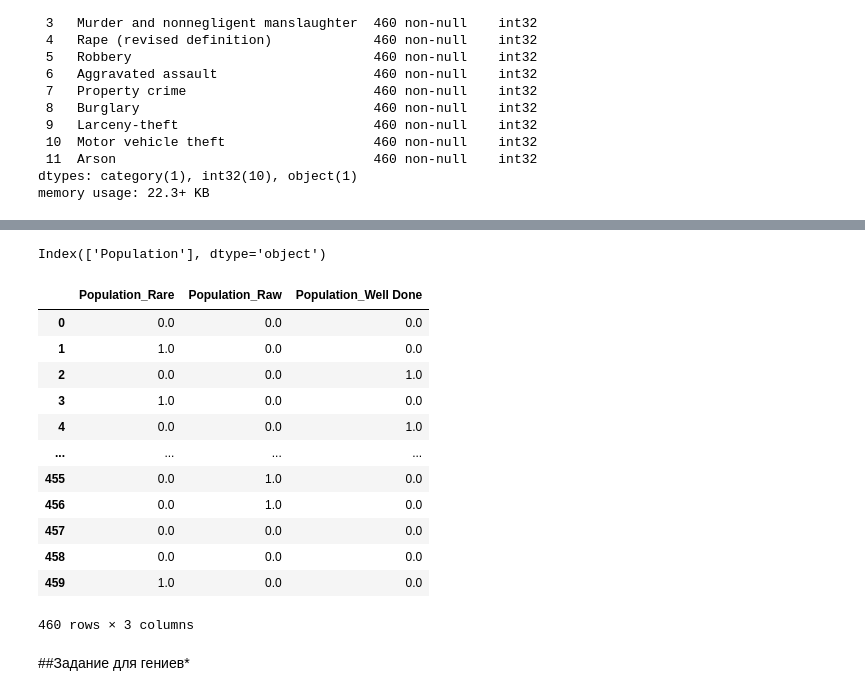
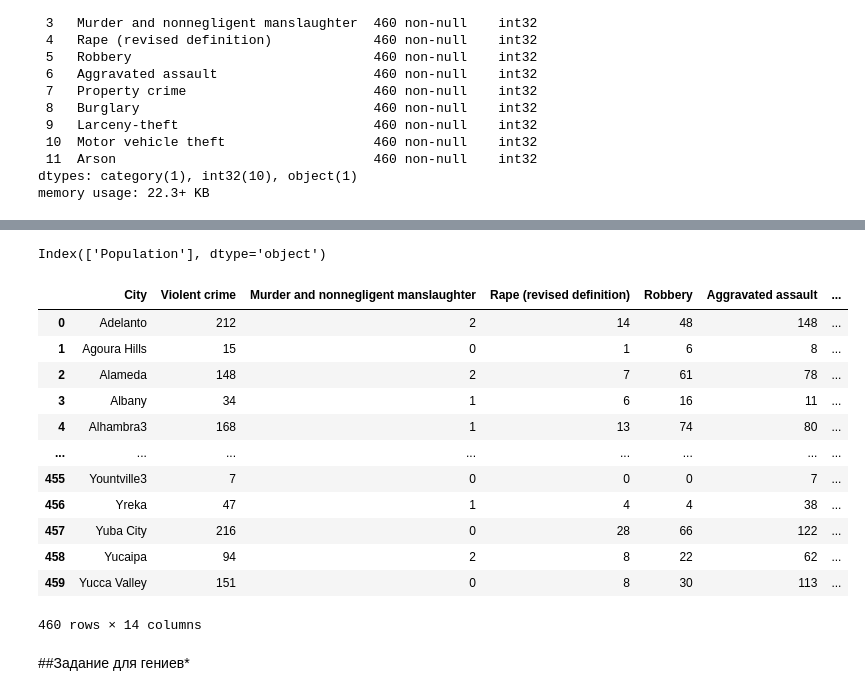
Before and after one commit to CaLink/ML_Learn, a Jupyter notebook: Task3.ipynb, the cells around one changed output, grey strips where cells are left out. Drawn from its saved outputs; the diff is of its cells as text; code cells hidden in the pictures.

```diff
--- a/Task3.ipynb
+++ b/Task3.ipynb
@@ -568,35 +582,35 @@ memory usage: 22.3+ KB
 # %%
 # Create an instance of OneHotEncoder
 #encoded_df = pd.get_dummies(mod_df, columns=['Population'], drop_first=True)
-
-encoder = OneHotEncoder(sparse=False)
-encoded_features = encoder.fit_transform(mod_df['Population'].to_numpy().reshape(-1,1))
 
 cat_features = mod_df.select_dtypes(include=['category']).columns
 display(cat_features)
 encoder = OneHotEncoder(sparse=False, drop='first')
 encoded_features = encoder.fit_transform(mod_df[cat_features])
 
 # Получаем имена новых признаков
 encoded_columns = encoder.get_feature_names_out(cat_features)
 
 modded_df = pd.DataFrame(encoded_features, columns = encoded_columns)
 modded_df
+
+temp_df = mod_df.copy()
+temp_df.drop(cat_features, axis=1).join(modded_df)
 # %% [output]
 Index(['Population'], dtype='object')
-|  | Population_Rare | Population_Raw | Population_Well Done |
-| 0 | 0.0 | 0.0 | 0.0 |
-| 1 | 1.0 | 0.0 | 0.0 |
-| 2 | 0.0 | 0.0 | 1.0 |
-| 3 | 1.0 | 0.0 | 0.0 |
-| 4 | 0.0 | 0.0 | 1.0 |
-| ... | ... | ... | ... |
-| 455 | 0.0 | 1.0 | 0.0 |
-| 456 | 0.0 | 1.0 | 0.0 |
-| 457 | 0.0 | 0.0 | 0.0 |
-| 458 | 0.0 | 0.0 | 0.0 |
-| 459 | 1.0 | 0.0 | 0.0 |
+|  | City | Violent crime | Murder and nonnegligent manslaughter | Rape (revised definition) | Robbery | Aggravated assault | ... |
+| 0 | Adelanto | 212 | 2 | 14 | 48 | 148 | ... |
+| 1 | Agoura Hills | 15 | 0 | 1 | 6 | 8 | ... |
+| 2 | Alameda | 148 | 2 | 7 | 61 | 78 | ... |
+| 3 | Albany | 34 | 1 | 6 | 16 | 11 | ... |
+| 4 | Alhambra3 | 168 | 1 | 13 | 74 | 80 | ... |
+| ... | ... | ... | ... | ... | ... | ... | ... |
+| 455 | Yountville3 | 7 | 0 | 0 | 0 | 7 | ... |
+| 456 | Yreka | 47 | 1 | 4 | 4 | 38 | ... |
+| 457 | Yuba City | 216 | 0 | 28 | 66 | 122 | ... |
+| 458 | Yucaipa | 94 | 2 | 8 | 22 | 62 | ... |
+| 459 | Yucca Valley | 151 | 0 | 8 | 30 | 113 | ... |
-460 rows × 3 columns
+460 rows × 14 columns
 # %% [markdown]
 ##Задание для гениев*
 # %% [markdown]
```
Also changed, not shown: parts of 9 cells of this notebook.
